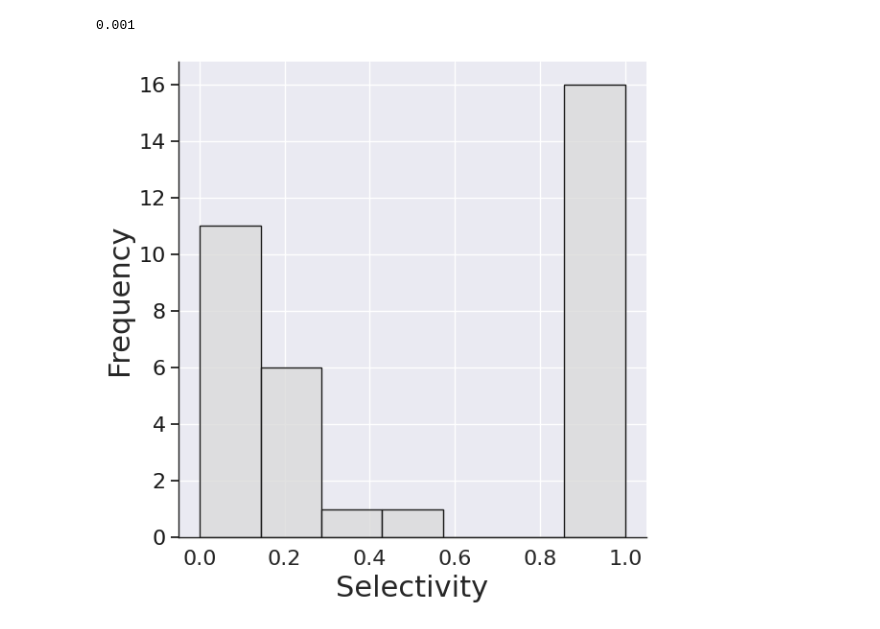
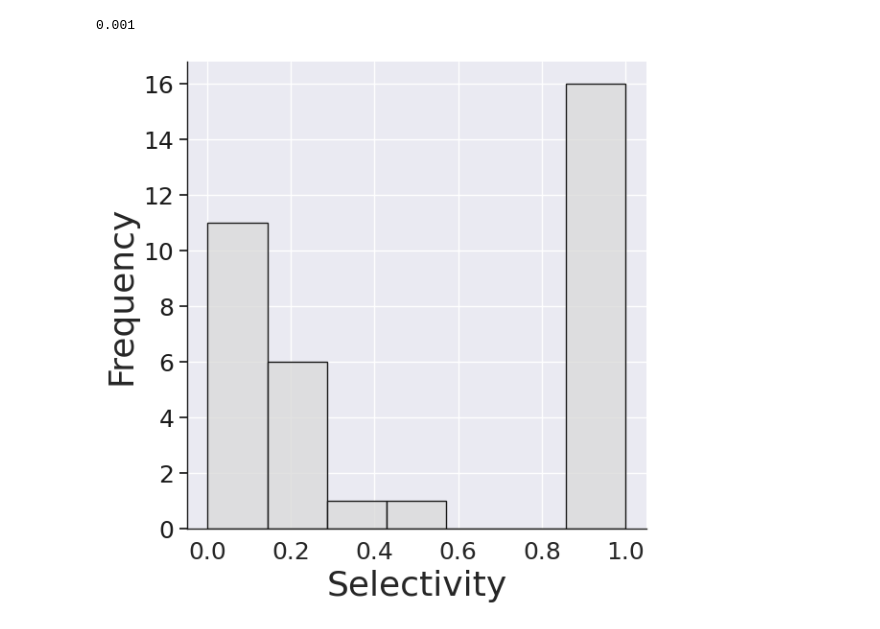
Before and after one commit to groegercesg/QueryBridge, a Jupyter notebook: benchmarking/notebooks/year2_report.ipynb, the cells around one changed output. Saved outputs shown, nothing was run; the diff lists cells and outputs as text; code cells hidden in the pictures.

```diff
--- a/benchmarking/notebooks/year2_report.ipynb
+++ b/benchmarking/notebooks/year2_report.ipynb
@@ -294,22 +438,22 @@ See the caveats in the documentation: https://pandas.pydata.org/pandas-docs/stab
 # %% [markdown]
 ## Dense Hyper Parameter Tuning
 # %%
-results = pd.read_csv("../test_results/hyper_sdqlpy_dense_tuning_test_results.csv")
+dense_results = pd.read_csv("../test_results/hyper_sdqlpy_dense_tuning_test_results.csv")
 
-print(f"Overall Results: {len(results)}")
+print(f"Overall Results: {len(dense_results)}")
 
 # Filter for Correct == True and Executed == Yes
-results = results[(results.Correct == True) & (results.Executed == "Yes")]
-print(f"Correct Results: {len(results)}")
+dense_results = dense_results[(dense_results.Correct == True) & (dense_results.Executed == "Yes")]
+print(f"Correct Results: {len(dense_results)}")
 
-results = pre_process(results)
+dense_results = pre_process(dense_results)
 # %% [output]
 Overall Results: 286
 Correct Results: 286
 # %%
 # O1 SDQLpy	: 0.155856
 
-dense_overall = make_overall_table(results)
+dense_overall = make_overall_table(dense_results)
 dense_overall.head(15)
 # %% [output]
 |  | Overall Mean Runtime (s) |
@@ -371,8 +515,8 @@ filter_dense['Query Type'] = filter_dense['Query Type'].replace(
 ax = sns.barplot(data=filter_dense, x="Query Type", y="Overall Mean Runtime (s)", color="#D9D9D9",
                  order=sorted([float(x) for x in list(filter_dense["Query Type"])]))
 
-ax.set_ylabel("Speedup", fontsize=26)
-ax.set_xlabel("'Update To Insert' Parameter", fontsize=26)
+ax.set_ylabel("Speedup", fontsize=32)
+ax.set_xlabel("'Update To Insert' Parameter", fontsize=32)
 
 # Make axes weightier
 plt.setp(ax.spines.values(), linewidth=1)
@@ -381,13 +525,13 @@ for spine in ax.spines.values():
     spine.set_edgecolor('k')
 
 
-ax.tick_params(axis='x', which='major', labelsize=22)
-ax.tick_params(axis='y', which='major', direction="out", colors="k", left=True, labelsize=22)
+ax.tick_params(axis='x', which='major', labelsize=26)
+ax.tick_params(axis='y', which='major', direction="out", colors="k", left=True, labelsize=26)
 
 ax.spines[['right', 'top']].set_visible(False)
 
 ax.axhline(y = 1.0, xmin = 0, xmax = 1,
-           color = "red", linestyle = "dashed")
+           color = "red", linestyle = "dashed", linewidth=5)
 
 plt.tight_layout()
 
@@ -410,35 +554,35 @@ min(list(selectivity_data["Cardinalities"]))
 # %%
 sns.set_theme(rc={'figure.figsize':(6,6)})
 
 plt.rcParams['patch.linewidth'] = 1.0
 plt.rcParams['patch.edgecolor'] = 'k'
 
 # Set order
 ax = sns.histplot(data=selectivity_data, x="Cardinalities", color="#D9D9D9")
 
-ax.set_ylabel("Frequency", fontsize=22)
-ax.set_xlabel("Selectivity", fontsize=22)
+ax.set_ylabel("Frequency", fontsize=26)
+ax.set_xlabel("Selectivity", fontsize=26)
 
 # Make axes weightier
 plt.setp(ax.spines.values(), linewidth=1)
 
 for spine in ax.spines.values():
     spine.set_edgecolor('k')
 
 
-ax.tick_params(axis='x', which='major', labelsize=16)
-ax.tick_params(axis='y', which='major', direction="out", colors="k", left=True, labelsize=16)
+ax.tick_params(axis='x', which='major', labelsize=18)
+ax.tick_params(axis='y', which='major', direction="out", colors="k", left=True, labelsize=18)
 
 ax.spines[['right', 'top']].set_visible(False)
 
 
 plt.tight_layout()
 
 filename = f"../analysis_results/y2_report/tpch_selectivies.pdf"
 if filename != None:
     os.makedirs(os.path.dirname(filename), exist_ok=True)
     plt.savefig(filename, bbox_inches="tight", transparent=True)
 
 plt.show()
 # %% [output]
-[figure, old version]
+[figure, new version]
```
Also changed, not shown: parts of 11 cells of this notebook, 16 other files.
